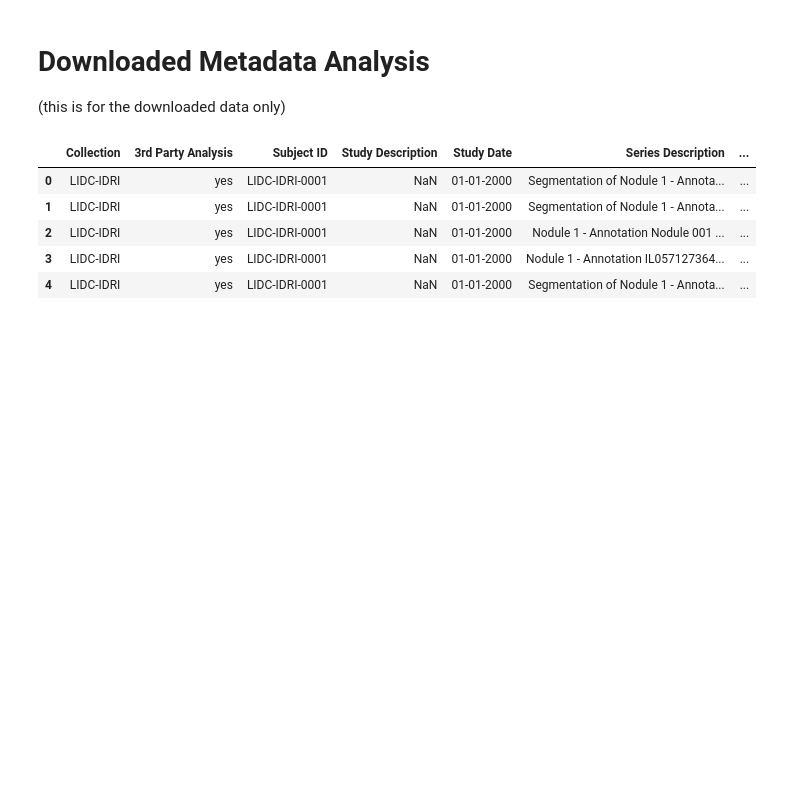
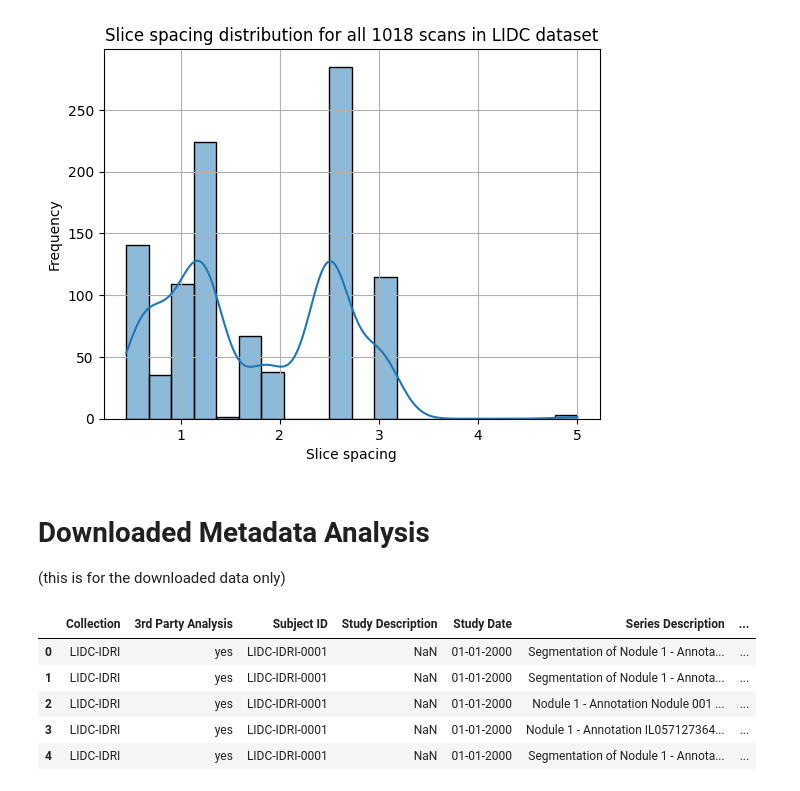
Before and after one commit to maxADeVisser/master_thesis, a Jupyter notebook: adhoc/lidc_eda.ipynb, the cells around one changed output. Cells and saved outputs as stored; diff of their text form; code cells hidden in the pictures; blank space fills up the shorter version.

```diff
--- a/testing/lidc_eda.ipynb
+++ b/adhoc/lidc_eda.ipynb
@@ -5,3 +40,13 @@ import numpy as np
+# %%
+slice_spacings = [s.slice_spacing for s in pl.query(pl.Scan).all()]
+sns.histplot(slice_spacings, bins=20, kde=True)
+plt.title(f"Slice spacing distribution for all {len(slice_spacings)} scans in LIDC dataset")
+plt.xlabel("Slice spacing")
+plt.ylabel("Frequency")
+plt.grid()
+plt.show()
+# %% [output]
+[figure, added]
 # %% [markdown]
 # Downloaded Metadata Analysis
 (this is for the downloaded data only)
```
Also changed, not shown: parts of 13 cells of this notebook, 5 other files.
